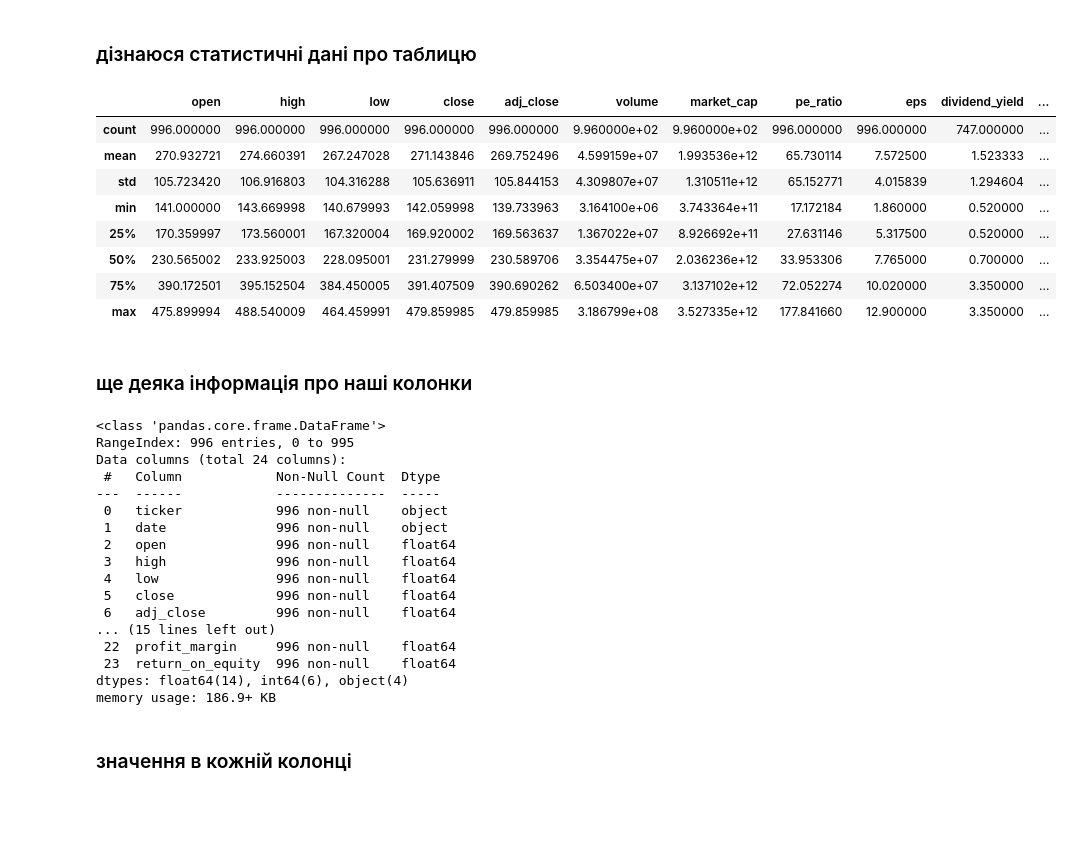
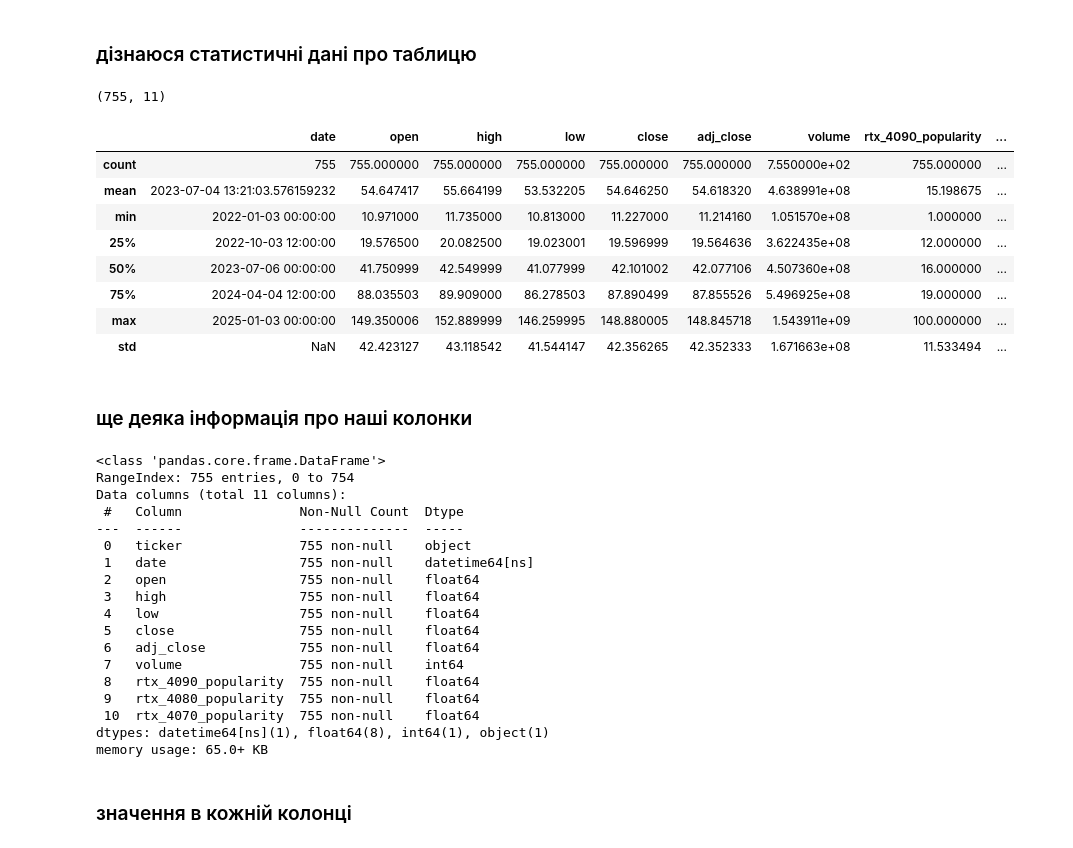
Before and after one commit to DenysHorshcov/analysis_popularity_videocards_and_stocks_NVDIA, a Jupyter notebook: pet5.ipynb, the cells around one changed output. Saved outputs shown, nothing was run; the diff lists cells and outputs as text; code cells hidden in the pictures; blank space fills up the shorter version.

```diff
--- a/pet5.ipynb
+++ b/pet5.ipynb
@@ -54,0 +67,3 @@ df_merge.head(5)
+# %%
+df_trends = df_trends.rename(columns={'week': 'date'})
+df_trends.head(5)
@@ -54,0 +79,3 @@ df_merge.head(5)
+# %%
+all_dates = pd.DataFrame({'date': pd.date_range(df_trends['date'].min(), df_trends['date'].max())})
+all_dates.head(5)
@@ -54,0 +91,4 @@ df_merge.head(5)
+# %%
+trend_daily = all_dates.merge(df_trends, on='date', how='left').ffill()
+df_origin = df_stocks.merge(trend_daily, on='date', how='left')
+df_origin.tail(5)
@@ -54,0 +104,5 @@ df_merge.head(5)
+# %%
+df = df_origin.copy()
+df['rtx_4070_popularity'] = df['rtx_4070_popularity'].replace({'<1': 0.0})
+df['rtx_4070_popularity'] = df['rtx_4070_popularity'].astype(float)
+df['rtx_4070_popularity'].head(5)
@@ -57,39 +118,42 @@ df_merge.head(5)
 # %% [markdown]
 ### дізнаюся статистичні дані про таблицю
 # %%
-df_merge.describe()
+print(df.shape)
+df.describe()
 # %% [output]
+(755, 11)
-|  | open | high | low | close | adj_close | volume | market_cap | pe_ratio | eps | dividend_yield | ... |
-| count | 996.000000 | 996.000000 | 996.000000 | 996.000000 | 996.000000 | 9.960000e+02 | 9.960000e+02 | 996.000000 | 996.000000 | 747.000000 | ... |
-| mean | 270.932721 | 274.660391 | 267.247028 | 271.143846 | 269.752496 | 4.599159e+07 | 1.993536e+12 | 65.730114 | 7.572500 | 1.523333 | ... |
-| std | 105.723420 | 106.916803 | 104.316288 | 105.636911 | 105.844153 | 4.309807e+07 | 1.310511e+12 | 65.152771 | 4.015839 | 1.294604 | ... |
-| min | 141.000000 | 143.669998 | 140.679993 | 142.059998 | 139.733963 | 3.164100e+06 | 3.743364e+11 | 17.172184 | 1.860000 | 0.520000 | ... |
-| 25% | 170.359997 | 173.560001 | 167.320004 | 169.920002 | 169.563637 | 1.367022e+07 | 8.926692e+11 | 27.631146 | 5.317500 | 0.520000 | ... |
-| 50% | 230.565002 | 233.925003 | 228.095001 | 231.279999 | 230.589706 | 3.354475e+07 | 2.036236e+12 | 33.953306 | 7.765000 | 0.700000 | ... |
-| 75% | 390.172501 | 395.152504 | 384.450005 | 391.407509 | 390.690262 | 6.503400e+07 | 3.137102e+12 | 72.052274 | 10.020000 | 3.350000 | ... |
-| max | 475.899994 | 488.540009 | 464.459991 | 479.859985 | 479.859985 | 3.186799e+08 | 3.527335e+12 | 177.841660 | 12.900000 | 3.350000 | ... |
+|  | date | open | high | low | close | adj_close | volume | rtx_4090_popularity | ... |
+| count | 755 | 755.000000 | 755.000000 | 755.000000 | 755.000000 | 755.000000 | 7.550000e+02 | 755.000000 | ... |
+| mean | 2023-07-04 13:21:03.576159232 | 54.647417 | 55.664199 | 53.532205 | 54.646250 | 54.618320 | 4.638991e+08 | 15.198675 | ... |
+| min | 2022-01-03 00:00:00 | 10.971000 | 11.735000 | 10.813000 | 11.227000 | 11.214160 | 1.051570e+08 | 1.000000 | ... |
+| 25% | 2022-10-03 12:00:00 | 19.576500 | 20.082500 | 19.023001 | 19.596999 | 19.564636 | 3.622435e+08 | 12.000000 | ... |
+| 50% | 2023-07-06 00:00:00 | 41.750999 | 42.549999 | 41.077999 | 42.101002 | 42.077106 | 4.507360e+08 | 16.000000 | ... |
+| 75% | 2024-04-04 12:00:00 | 88.035503 | 89.909000 | 86.278503 | 87.890499 | 87.855526 | 5.496925e+08 | 19.000000 | ... |
+| max | 2025-01-03 00:00:00 | 149.350006 | 152.889999 | 146.259995 | 148.880005 | 148.845718 | 1.543911e+09 | 100.000000 | ... |
+| std | NaN | 42.423127 | 43.118542 | 41.544147 | 42.356265 | 42.352333 | 1.671663e+08 | 11.533494 | ... |
 # %% [markdown]
 ### ще деяка інформація про наші колонки
 # %%
-df_merge.info()
+df.info()
 # %% [output]
 <class 'pandas.core.frame.DataFrame'>
-RangeIndex: 996 entries, 0 to 995
-Data columns (total 24 columns):
- #   Column            Non-Null Count  Dtype
----  ------            --------------  -----
- 0   ticker            996 non-null    object
- 1   date              996 non-null    object
- 2   open              996 non-null    float64
- 3   high              996 non-null    float64
- 4   low               996 non-null    float64
- 5   close             996 non-null    float64
- 6   adj_close         996 non-null    float64
-... (15 lines left out)
- 22  profit_margin     996 non-null    float64
- 23  return_on_equity  996 non-null    float64
-dtypes: float64(14), int64(6), object(4)
-memory usage: 186.9+ KB
+RangeIndex: 755 entries, 0 to 754
+Data columns (total 11 columns):
+ #   Column               Non-Null Count  Dtype
+---  ------               --------------  -----
+ 0   ticker               755 non-null    object
+ 1   date                 755 non-null    datetime64[ns]
+ 2   open                 755 non-null    float64
+ 3   high                 755 non-null    float64
+ 4   low                  755 non-null    float64
+ 5   close                755 non-null    float64
+ 6   adj_close            755 non-null    float64
+ 7   volume               755 non-null    int64
+ 8   rtx_4090_popularity  755 non-null    float64
+ 9   rtx_4080_popularity  755 non-null    float64
+ 10  rtx_4070_popularity  755 non-null    float64
+dtypes: datetime64[ns](1), float64(8), int64(1), object(1)
+memory usage: 65.0+ KB
 # %% [markdown]
 ### значення в кожній колонці
 # %%
```
Also changed, not shown: parts of 39 cells of this notebook, 4 other files.
